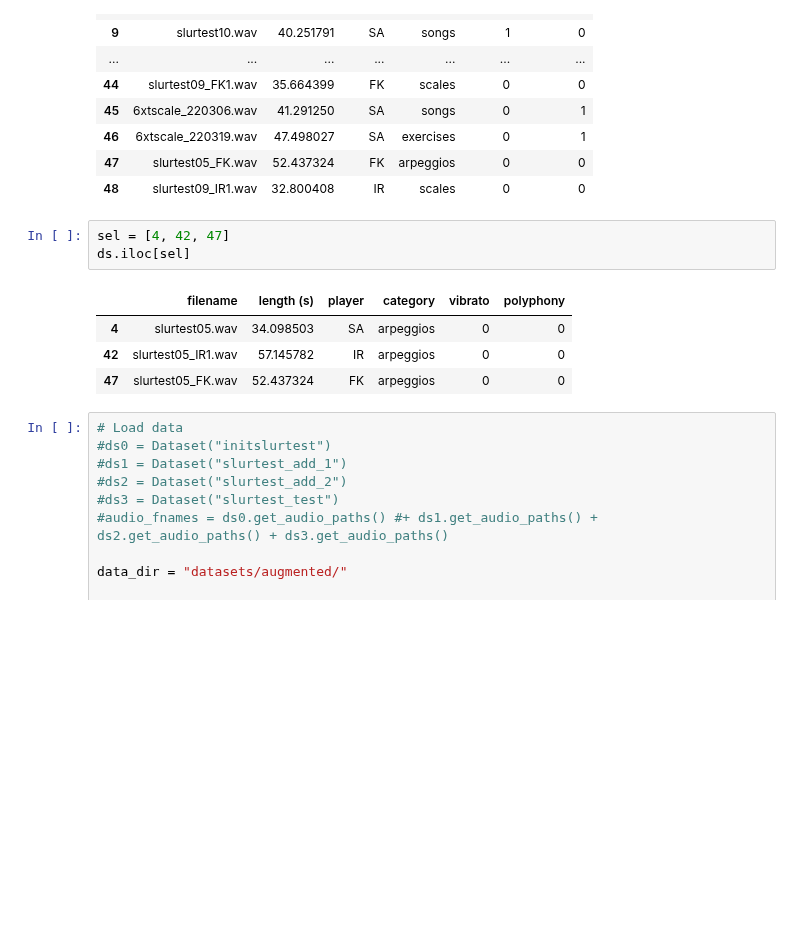
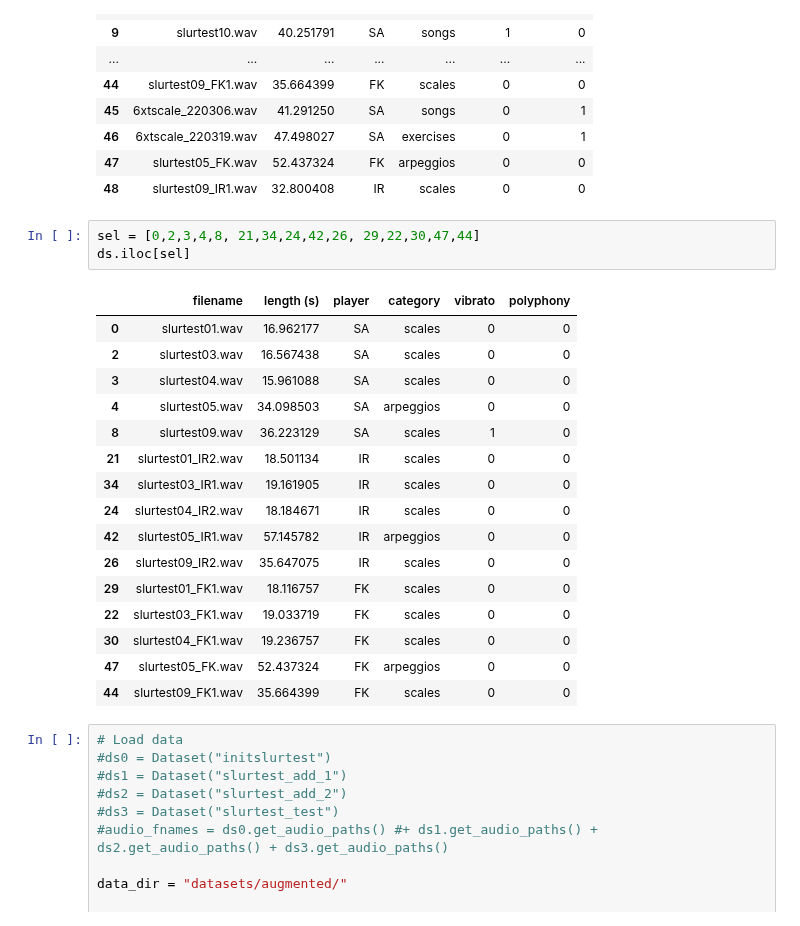
Before and after one commit to SimonFalk/beyondPianoRoll, a Jupyter notebook: flow.ipynb, the cells around one changed output. Cells and saved outputs as stored; diff of their text form; blank space fills up the shorter version.

```diff
--- a/flow.ipynb
+++ b/flow.ipynb
@@ -53,13 +53,25 @@ ds
 | 47 | slurtest05_FK.wav | 52.437324 | FK | arpeggios | 0 | 0 |
 | 48 | slurtest09_IR1.wav | 32.800408 | IR | scales | 0 | 0 |
 # %%
-sel = [4, 42, 47]
+sel = [0,2,3,4,8, 21,34,24,42,26, 29,22,30,47,44]
 ds.iloc[sel]
 # %% [output]
 |  | filename | length (s) | player | category | vibrato | polyphony |
+| 0 | slurtest01.wav | 16.962177 | SA | scales | 0 | 0 |
+| 2 | slurtest03.wav | 16.567438 | SA | scales | 0 | 0 |
+| 3 | slurtest04.wav | 15.961088 | SA | scales | 0 | 0 |
 | 4 | slurtest05.wav | 34.098503 | SA | arpeggios | 0 | 0 |
+| 8 | slurtest09.wav | 36.223129 | SA | scales | 1 | 0 |
+| 21 | slurtest01_IR2.wav | 18.501134 | IR | scales | 0 | 0 |
+| 34 | slurtest03_IR1.wav | 19.161905 | IR | scales | 0 | 0 |
+| 24 | slurtest04_IR2.wav | 18.184671 | IR | scales | 0 | 0 |
 | 42 | slurtest05_IR1.wav | 57.145782 | IR | arpeggios | 0 | 0 |
+| 26 | slurtest09_IR2.wav | 35.647075 | IR | scales | 0 | 0 |
+| 29 | slurtest01_FK1.wav | 18.116757 | FK | scales | 0 | 0 |
+| 22 | slurtest03_FK1.wav | 19.033719 | FK | scales | 0 | 0 |
+| 30 | slurtest04_FK1.wav | 19.236757 | FK | scales | 0 | 0 |
 | 47 | slurtest05_FK.wav | 52.437324 | FK | arpeggios | 0 | 0 |
+| 44 | slurtest09_FK1.wav | 35.664399 | FK | scales | 0 | 0 |
 # %%
 # Load data
 #ds0 = Dataset("initslurtest")
```
Also changed, not shown: parts of 9 cells of this notebook.
